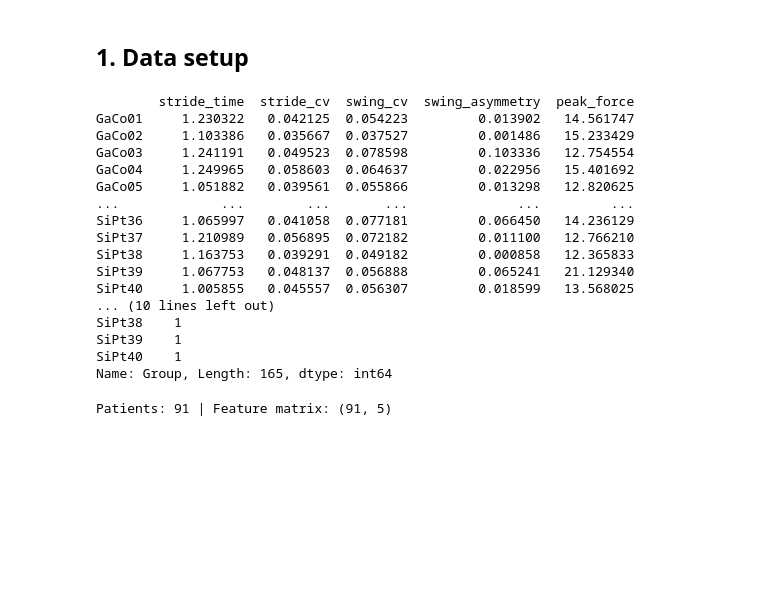
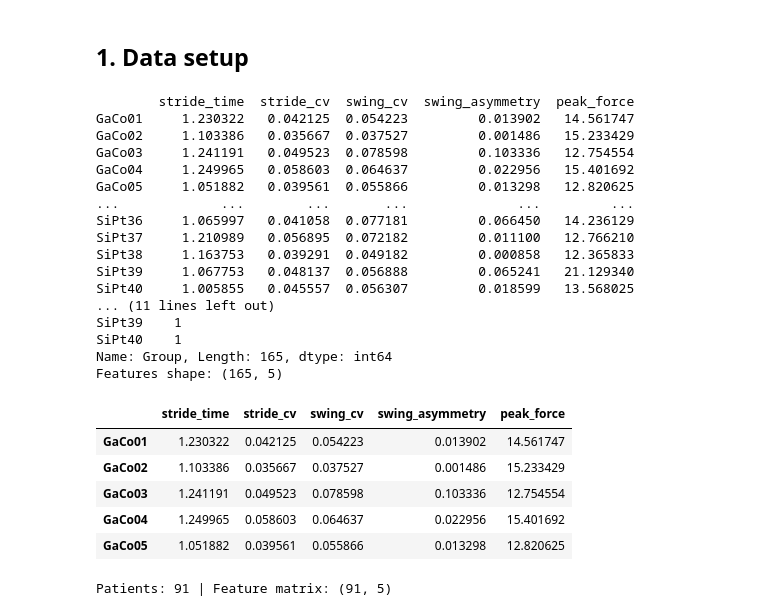
Before and after one commit to yenfay/it1244-project, a Jupyter notebook: notebooks/task2_severity.ipynb, the cells around one changed output. Saved outputs shown, nothing was run; the diff lists cells and outputs as text; code cells hidden in the pictures; blank space fills up the shorter version.

```diff
--- a/notebooks/task2_severity.ipynb
+++ b/notebooks/task2_severity.ipynb
@@ -12,6 +12,7 @@ The structure of this notebook is as follows:
 # %% [markdown]
 ## 1. Data setup
 # %%
+# imports and setting file paths
 from pathlib import Path
 import sys
 import json
@@ -19,44 +20,52 @@ import numpy as np
 import pandas as pd
 import joblib
 from sklearn.dummy import DummyRegressor
+import tensorflow as tf
 
 ROOT = Path.cwd().resolve()
 if not (ROOT / "src").is_dir():
     ROOT = ROOT.parent
 sys.path.insert(0, str(ROOT))
 
-# CHECK PATH WHEN COMPLETE
-FEATURES_PATH = ROOT / "data" / "features.csv"
 SPLITS_PATH = ROOT / "data" / "splits.json"
 
 # output directory
 OUT = ROOT / "presentation_material" / "task2"
 (OUT / "predictions").mkdir(parents=True, exist_ok=True)
 (OUT / "weights").mkdir(parents=True, exist_ok=True)
 
 # import functions from models
-from src.data import load_metadata
-from features import X as features
+from src.data import load_metadata, col_names
+from src.features import X as features
 from src.models.linreg import make_linear_regression
 from src.models.rf import make_random_forest
 from src.models.cnn1d import build_cnn
+
+print("Features shape:", features.shape)
+display(features.head())
 # %% [output]
         stride_time  stride_cv  swing_cv  swing_asymmetry  peak_force
 GaCo01     1.230322   0.042125  0.054223         0.013902   14.561747
 GaCo02     1.103386   0.035667  0.037527         0.001486   15.233429
 GaCo03     1.241191   0.049523  0.078598         0.103336   12.754554
 GaCo04     1.249965   0.058603  0.064637         0.022956   15.401692
 GaCo05     1.051882   0.039561  0.055866         0.013298   12.820625
 ...             ...        ...       ...              ...         ...
 SiPt36     1.065997   0.041058  0.077181         0.066450   14.236129
 SiPt37     1.210989   0.056895  0.072182         0.011100   12.766210
 SiPt38     1.163753   0.039291  0.049182         0.000858   12.365833
 SiPt39     1.067753   0.048137  0.056888         0.065241   21.129340
 SiPt40     1.005855   0.045557  0.056307         0.018599   13.568025
-... (10 lines left out)
-SiPt38    1
+... (11 lines left out)
 SiPt39    1
 SiPt40    1
 Name: Group, Length: 165, dtype: int64
+Features shape: (165, 5)
+|  | stride_time | stride_cv | swing_cv | swing_asymmetry | peak_force |
+| GaCo01 | 1.230322 | 0.042125 | 0.054223 | 0.013902 | 14.561747 |
+| GaCo02 | 1.103386 | 0.035667 | 0.037527 | 0.001486 | 15.233429 |
+| GaCo03 | 1.241191 | 0.049523 | 0.078598 | 0.103336 | 12.754554 |
+| GaCo04 | 1.249965 | 0.058603 | 0.064637 | 0.022956 | 15.401692 |
+| GaCo05 | 1.051882 | 0.039561 | 0.055866 | 0.013298 | 12.820625 |
 # %%
 # load data
```
Also changed, not shown: parts of 9 cells of this notebook, 23 other files.
